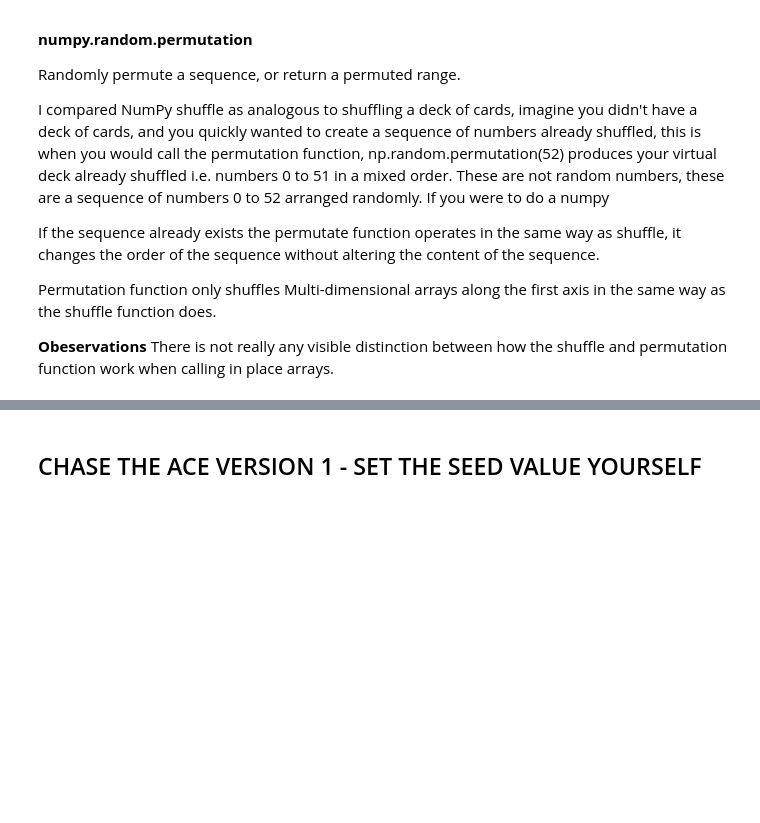
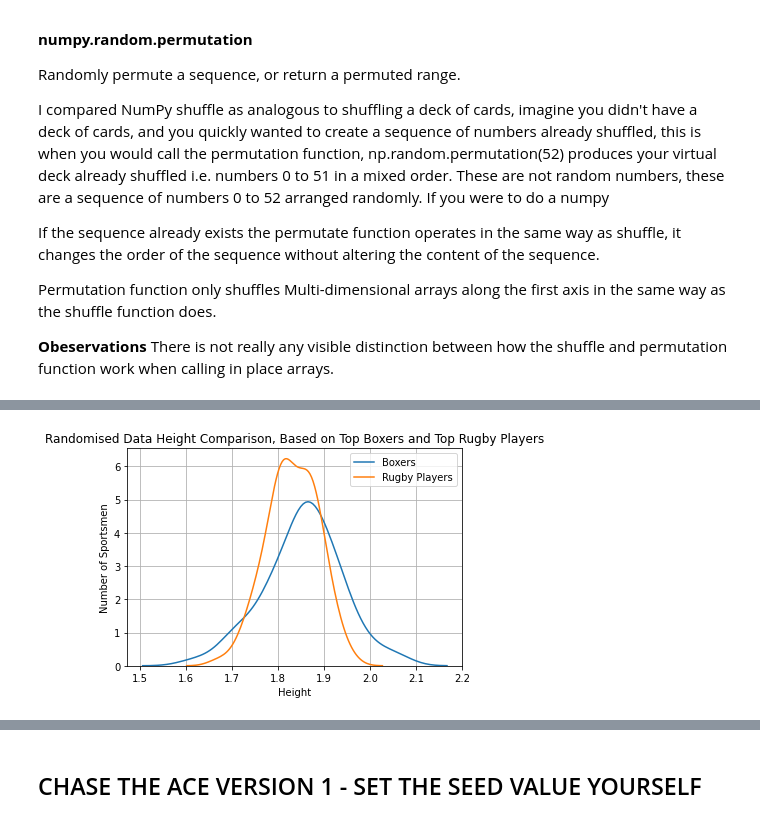
Before and after one commit to collinstechwrite/numpy-random-package, a Jupyter notebook: NumPy_Assignment_Christopher_Collins_G00387822.ipynb, the cells around one changed output, grey strips where cells are left out. Saved outputs shown, nothing was run; the diff lists cells and outputs as text; code cells hidden in the pictures; blank space fills up the shorter version.

```diff
--- a/NumPy_Assignment_Christopher_Collins_G00387822.ipynb
+++ b/NumPy_Assignment_Christopher_Collins_G00387822.ipynb
@@ -508,0 +923,85 @@ Returns the Kolmogorov-Smirnov statistic and associated probability that two arr
+# %%
+import statistics
+from numpy import random
+import seaborn as sns
+
+"""
+https://howtheyplay.com/individual-sports/15-Boxing-Champions-with-the-Most-Impressive-ReachArm-Span-in-History
+"""
+
+#Fighters	Height
+
+Sony_Liston = 1.85
+Hasim_Rahman = 1.89
+James_Douglas = 1.92
+Sam_Langford = 1.96
+Steve_Cunningham = 1.91
+Lennox_Lewis = 1.96
+Primo_Carnera = 1.98
+Adonis_Stevenson = 1.80
+William_Landon_Jones = 1.75
+Larry_Holmes = 1.91
+Paul_Williams = 1.85
+Tommy_Burns = 1.70
+Marvin_Hagler = 1.75
+Charley_Burley = 1.75
+Thomas_Hearns = 1.85
+
+#Sample list of boxer heights used for determining the mean and the standard deviation
+List_Of_Boxer_Heights = [Sony_Liston, Hasim_Rahman, James_Douglas, Sam_Langford, Steve_Cunningham, Lennox_Lewis,
+                         Primo_Carnera,Adonis_Stevenson,William_Landon_Jones,Larry_Holmes,Paul_Williams,
+                         Tommy_Burns, Marvin_Hagler,Thomas_Hearns]
+
+""""
+https://www.irishtimes.com/sport/rugby/international/rugby-world-cup-2019-ireland-squad-player-profiles-1.4005345
+"""
+
+Bundee_Aki = 1.83
+Joey_Carbery = 1.83
+Jack_Carty = 1.80
+Andrew_Conway = 1.80
+Keith_Earls = 1.78
+Chris_Farrell = 1.91
+Robbie_Henshaw = 1.91
+Rob_Kearney = 1.85
+Jordan_Larmour = 1.78
+Luke_McGrath = 1.75
+Conor_Murray = 1.88
+
+
+#Sample list of rugby player heights used for determining the mean and the standard deviation
+List_Of_Rugby_Heights = [Bundee_Aki, Joey_Carbery, Jack_Carty, Andrew_Conway, Keith_Earls, Chris_Farrell,
+                         Robbie_Henshaw, Rob_Kearney, Jordan_Larmour,Luke_McGrath,Conor_Murray]
+
+
+print("Data Values Used For Generating Random Data For Graph")
+print("-----------------------------------------------------")
+
+boxer_mean = statistics.mean(List_Of_Boxer_Heights)
+boxer_deviation = statistics.stdev(List_Of_Boxer_Heights)
+print("Boxer mean",round(boxer_mean,2))
+print("Boxer standard deviation",round(boxer_deviation,2))
+
+rugby_mean = statistics.mean(List_Of_Rugby_Heights)
+rugby_deviation = statistics.stdev(List_Of_Rugby_Heights)
+
+print("Rugby mean",round(rugby_mean))
+print("Rugby standard deviation",round(rugby_deviation))
+
+sns.distplot(random.normal(loc=boxer_mean, scale=boxer_deviation, size=(1, 100)), hist=False,label="Boxers")
+sns.distplot(random.normal(loc=rugby_mean, scale=rugby_deviation, size=(1, 100)), hist=False, label="Rugby Players")
+plt.title("Randomised Data Height Comparison, Based on Top Boxers and Top Rugby Players")
+plt.ylabel("Number of Sportsmen")
+plt.xlabel('Height')
+plt.grid(True)
+
+plt.show()
+
+random_height_generation_based_on_top_boxers = random.normal(loc=boxer_mean, scale=boxer_deviation, size=(1, 100))
+random_height_generation_based_on_top_rugby_players = random.normal(loc=rugby_mean, scale=rugby_deviation, size=(1, 100))
+
+print("100 random heights generated based on top rugby boxers")
+print(random_height_generation_based_on_top_boxers)
+print("100 random heights generated based on top rugby players")
+print(random_height_generation_based_on_top_rugby_players)
+# %% [output]
@@ -508,0 +1014 @@ Returns the Kolmogorov-Smirnov statistic and associated probability that two arr
+[figure, added]
```
Also changed, not shown: parts of 39 cells of this notebook, 3 other files.
